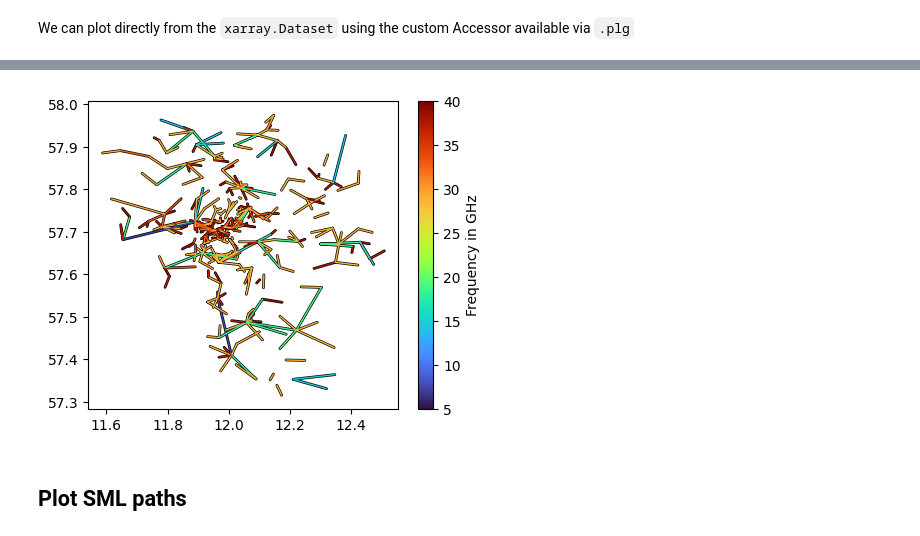
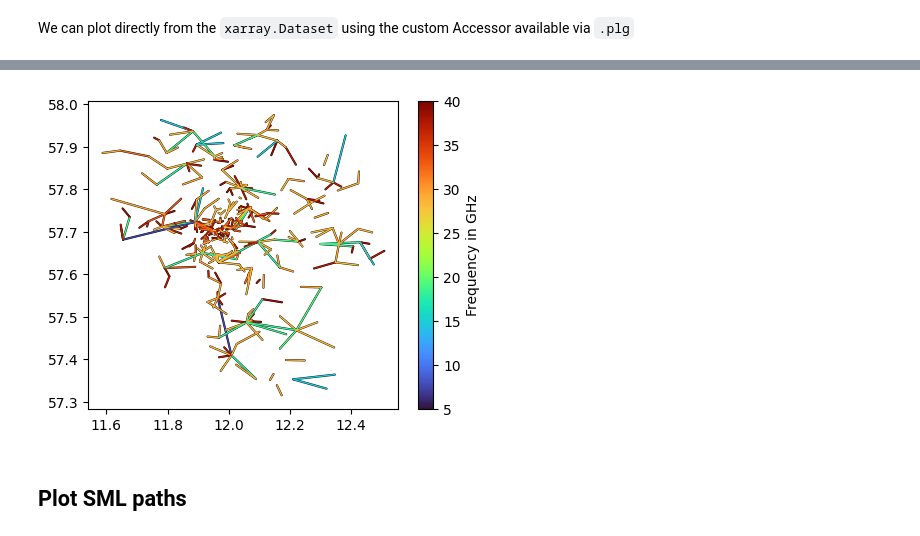
Before and after one commit to OpenSenseAction/poligrain, a Jupyter notebook: docs/notebooks/Plotting.ipynb, the cells around one changed output, grey strips where cells are left out. Drawn from its saved outputs; the diff is of its cells as text; code cells hidden in the pictures.

```diff
--- a/docs/notebooks/Plotting.ipynb
+++ b/docs/notebooks/Plotting.ipynb
@@ -51,10 +44,10 @@ plt.colorbar(lines, label="RSL in dBm");
 # %%
 fig, ax = plt.subplots(figsize=(5, 4))
 da_f_GHz = ds_cmls.frequency.isel(sublink_id=0) / 1e3
-lines = da_f_GHz.plg.plot_cmls(vmin=5, vmax=40, ax=ax, cmap="turbo")
+lines = da_f_GHz.plg.plot_cmls(pad_width=0.5, vmin=5, vmax=40, cmap="turbo", ax=ax)
 plt.colorbar(lines, label="Frequency in GHz");
 # %% [output]
-[figure, old version]
+[figure, new version]
 # %% [markdown]
 ## Plot SML paths
 # %% [markdown]
```
Also changed, not shown: parts of 6 cells of this notebook.
